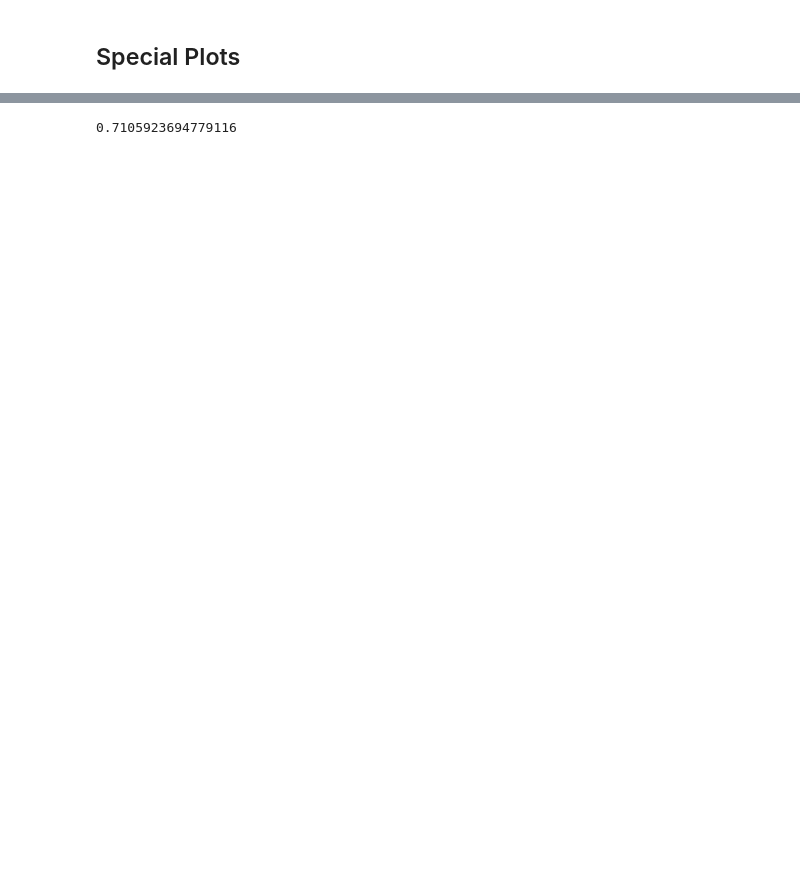
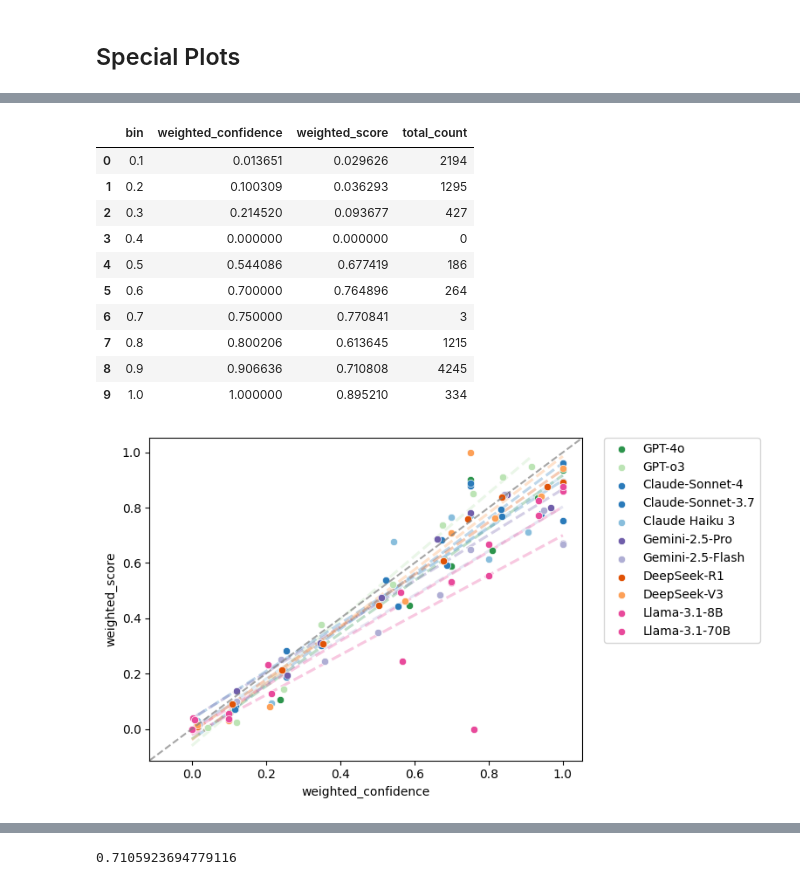
Before and after one commit to NoamMichael/Comparing-Confidence-in-LLMs, a Jupyter notebook: get_results_analysis.ipynb, the cells around one changed output, grey strips where cells are left out. Drawn from its saved outputs; the diff is of its cells as text; code cells hidden in the pictures; blank space fills up the shorter version.

Commit message:
MCQ Calibration Code

```diff
--- a/get_results_analysis.ipynb
+++ b/get_results_analysis.ipynb
@@ -2746,4 +2716,10 @@ Raw Summary Stats: Claude Haiku 3
 # %% [markdown]
 ## Special Plots
 # %%
-scores
+# Combined Calibration plot
+inverted = {}
+for outer_key, inner_dict in melted_dict.items():
+    for inner_key, value in inner_dict.items():
+        if inner_key not in inverted:
+            inverted[inner_key] = {}
+        inverted[inner_key][outer_key] = value
@@ -2780,0 +2774,60 @@ summary_stats['']['over_confidence']
+# %%
+merged_test = weight_avg_df(inverted['Claude Haiku 3'])
+display(merged_test)
+
+full_merge = pd.DataFrame(
+    'bins':
+)
+
+for model_name, model_dict in inverted.items():
+    merged = weight_avg_df(model_dict=model_dict)
+    full_merge = pd.merge
+    sns.regplot(
+        data=merged,
+        x='mean_confidence',
+        y='mean_score',
+        ci=None,
+        scatter=False,
+        color=pick_color(model_name),
+        line_kws={'linestyle': '--', 'alpha': 0.3, "zorder": 1},
+
+    )
+
+
+    sns.scatterplot(
+        merged,
+        x= 'mean_confidence',
+        y= 'mean_score',
+        color = pick_color(model_name),
+        label = model_name,
+        alpha = 1,
+        zorder = 2
+        )
+
+lims = [
+    min(plt.xlim()[0], plt.ylim()[0]),
+    max(plt.xlim()[1], plt.ylim()[1])
+]
+plt.plot(lims, lims, '--', color='grey', alpha=0.7)
+plt.xlim(lims)
+plt.ylim(lims)
+
+plt.legend(
+    bbox_to_anchor=(1.05, 1),   # shift legend outside
+    loc='upper left',           # anchor point
+    borderaxespad=0.
+)
+plt.show()
+# %% [output]
+|  | bin | weighted_confidence | weighted_score | total_count |
+| 0 | 0.1 | 0.013651 | 0.029626 | 2194 |
+| 1 | 0.2 | 0.100309 | 0.036293 | 1295 |
+| 2 | 0.3 | 0.214520 | 0.093677 | 427 |
+| 3 | 0.4 | 0.000000 | 0.000000 | 0 |
+| 4 | 0.5 | 0.544086 | 0.677419 | 186 |
+| 5 | 0.6 | 0.700000 | 0.764896 | 264 |
+| 6 | 0.7 | 0.750000 | 0.770841 | 3 |
+| 7 | 0.8 | 0.800206 | 0.613645 | 1215 |
+| 8 | 0.9 | 0.906636 | 0.710808 | 4245 |
+| 9 | 1.0 | 1.000000 | 0.895210 | 334 |
+[figure, added]
```
Also changed, not shown: parts of 26 cells of this notebook, 28 other files.
